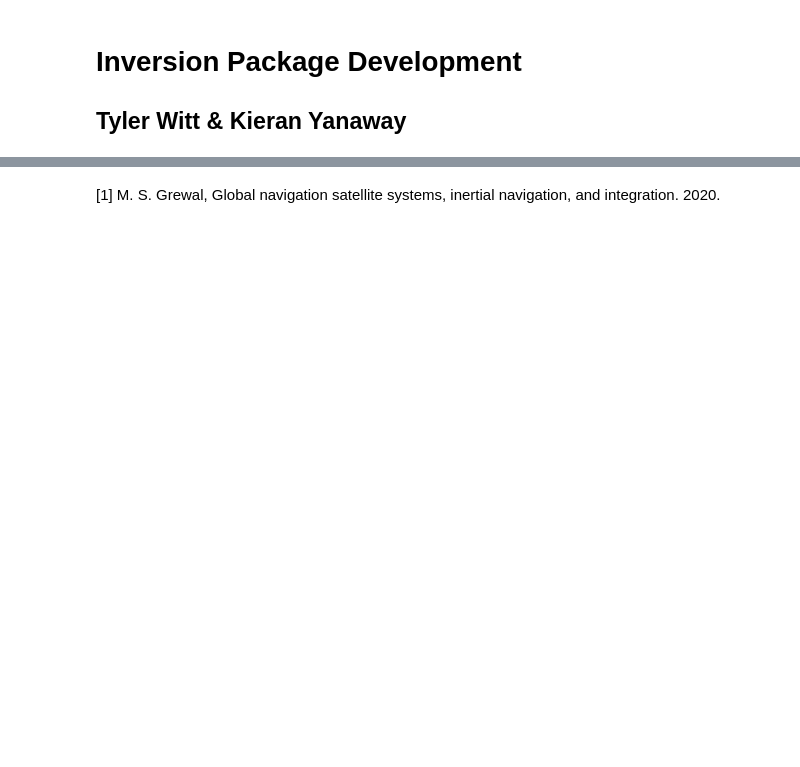
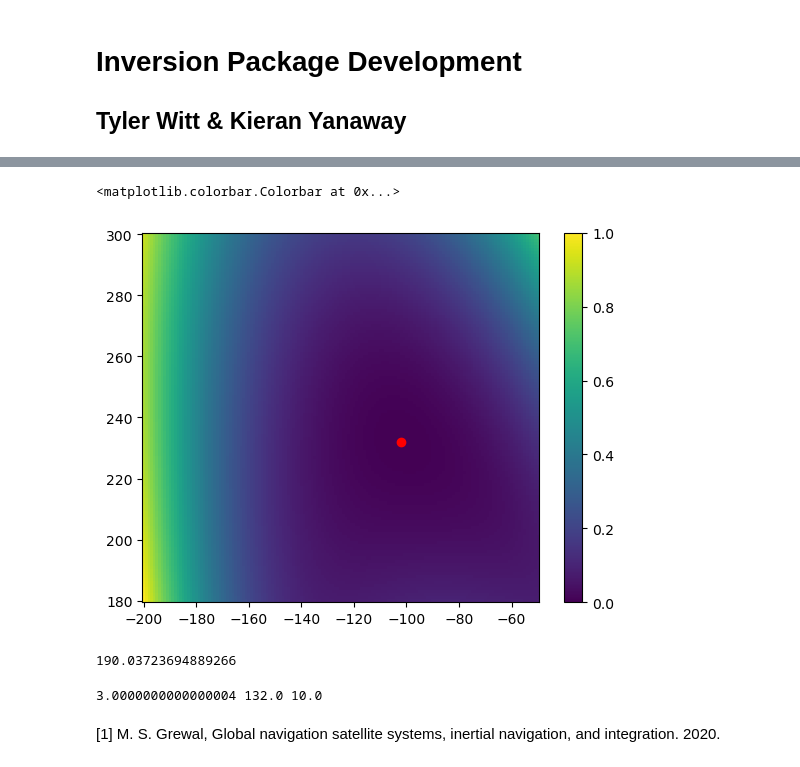
Before and after one commit to KieranTheYanaway/BATE, a Jupyter notebook: dev/InversionDev.ipynb, the cells around one changed output, grey strips where cells are left out. Cells and saved outputs as stored; diff of their text form; code cells hidden in the pictures; blank space fills up the shorter version.

```diff
--- a/dev/InversionDev.ipynb
+++ b/dev/InversionDev.ipynb
@@ -337,14 +553,0 @@ traj.print_parameters()
-# %%
-s=0
-intime = time.time()
-for i in range(10):
-    for j in range(10):
-        for k in range(10):
-            for l in range(10):
-                for m in range(10):
-                    for o in range(10):
-                        s += 0.0009765625
-
-otime = time.time()
-
-print(otime - intime, s)
@@ -351,3 +610,36 @@ print(otime - intime, s)
+# %%
+traj, grid = m.test_gridsearch()
+# %%
+minloc = np.unravel_index(np.argmin(grid), grid.shape)
+yloc, xloc = minloc
+# %%
+nx = 151
+ny = 121
+
+x = np.linspace(-200,-50,nx)
+y = np.linspace(180,300,ny)
+plt.pcolormesh(x,y,grid)
+plt.scatter(x[xloc],y[yloc], c="r")
+plt.colorbar()
+# %% [output]
+<matplotlib.colorbar.Colorbar at 0x...>
+[figure, added]
+# %%
+grid.min()
+# %% [output]
+190.03723694889266
+# %%
+tolat = 1
+tolong = 130
+
+teststat = Station(3,132,10,8)
+teststat.calc_x_y(tolat,tolong)
+
+lat,long,h = ECEF_r_to_ECEF_g(LTP_to_ECEF_r((1000*teststat.x,1000*teststat.y,1000*teststat.z),np.deg2rad(tolat),np.deg2rad(tolong)))
+
+print(np.rad2deg(lat),np.rad2deg(long),h)
+# %% [output]
+3.0000000000000004 132.0 10.0
 # %% [markdown]
 [1] M. S. Grewal, Global navigation satellite systems, inertial navigation, and integration. 2020.
 ‌
```
Also changed, not shown: parts of 19 cells of this notebook.
